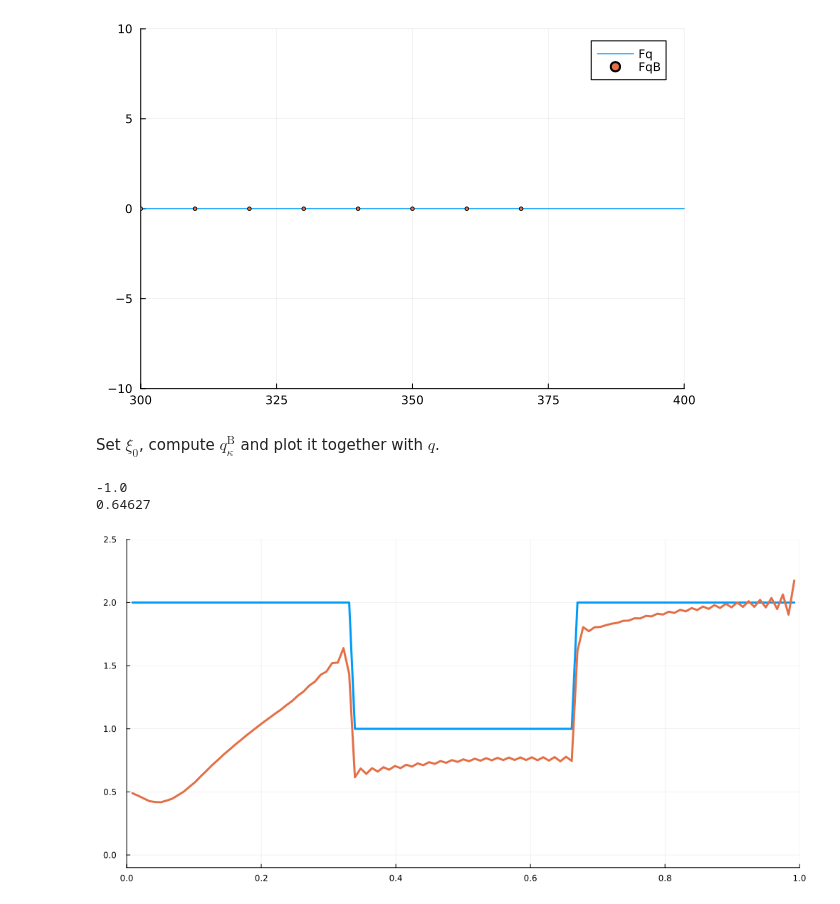
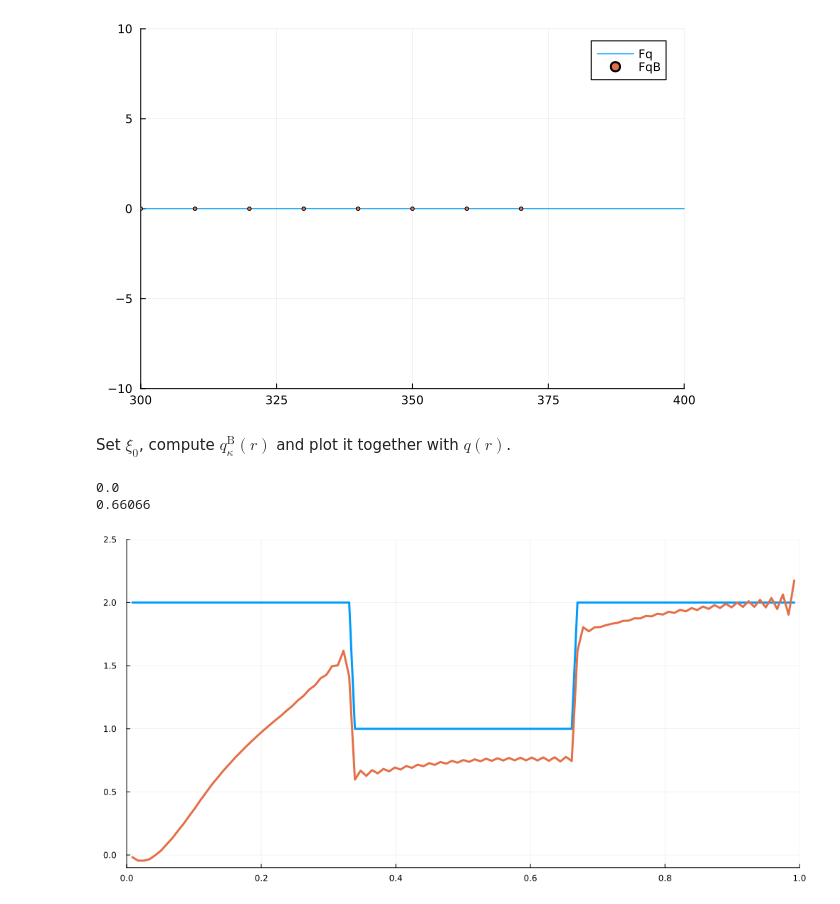
Before and after one commit to Dasame1007/Born-Calderon-3d-Radial, a Jupyter notebook: Plots.ipynb, the cells around one changed output. Cells and saved outputs as stored; diff of their text form; code cells hidden in the pictures.

```diff
--- a/Plots.ipynb
+++ b/Plots.ipynb
@@ -13,14 +8,14 @@ Set the constant $\kappa$ and the function $q(r)$, as well as the full potential
 
 Note: $q(r)$ and $V(r)$ must be $0$ outside $[0,1]$ so include the first factor at all times. If they have jumps they must be right-continuous.
 # %%
-κ = ArbReal(-1)
+κ = ArbReal(0);
 
 q(r) = (0 <= r && r <= 1) * (ArbReal(2) * (0 <= r && r < 1 // 3) + ArbReal(1) * (1 // 3 <= r && r < 2 // 3) + ArbReal(2) * (2 // 3 <= r && r < 1));
 
 V(r) = (0 <= r && r <= 1) * (q(r) - κ);
 
 
-R = 0:0.001:1
+R = 0:0.001:1;
 plot(R, q.(R), label="q")
 plot!(R, V.(R), label="V")
 # %% [output]
@@ -49,28 +37,28 @@ scatter!(Ξ2, plot_FqB, ms=2, label="FqB")
 # %% [output]
 [figure]
 # %% [markdown]
-Set $\xi_0$, compute $q_{\kappa}^{\mathrm{B}}$ and plot it together with $q$.
+Set $\xi_0$, compute $q_{\kappa}^{\mathrm{B}}(r)$ and plot it together with $q(r)$.
 # %%
-ξ0 = 370;
+ξ_0 = 370;
 
-R, plot_qB = Fourier(ξ -> FqB(κ, Eig, ξ), ξ0, 1);
+R, plot_qB = Fourier(ξ -> FqB(κ, Eig, ξ), ξ_0, 1);
 plot_qB = plot_qB[R.<1] / (2 * pi)^3;
 R = R[R.<1];
 # %%
-norm_1 = round(Integral(R, abs.(plot_qB .- Float64.(q.(R)))), digits=5)
-κ_print=round(Float64(κ),digits=5)
-println(κ_print)
+norm_1 = round(Integral(R, abs.(plot_qB .- Float64.(q.(R)))), digits=5);
+round_κ = round(Float64(κ), digits=5);
+println(round_κ)
 println(norm_1)
 
 plot(R, q.(R), linewidth=3,
-    legend = false,
+    legend=false,
     xlimits=(0, 1),
     ylimits=(-0.1, 2.5),
-    size = (1000, 500)
+    size=(1000, 500)
 )
 plot!(R, plot_qB, linewidth=3)
 # %% [output]
--1.0
-0.64627
+0.0
+0.66066
-[figure, old version]
+[figure, new version]
 # %%
```
Also changed, not shown: parts of 9 cells of this notebook.
